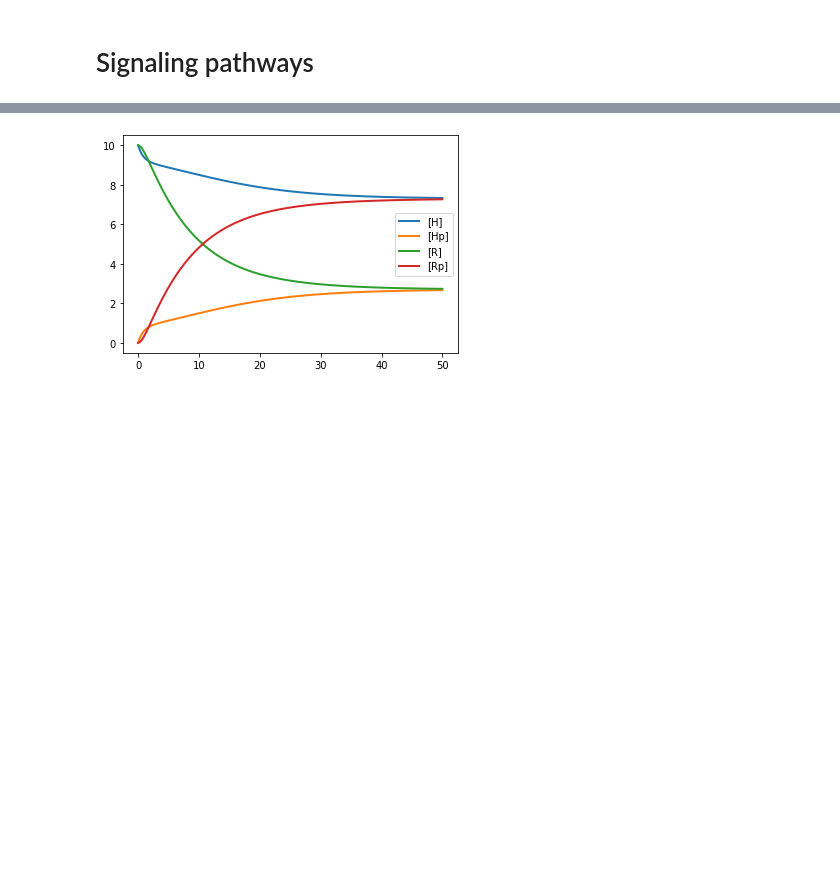
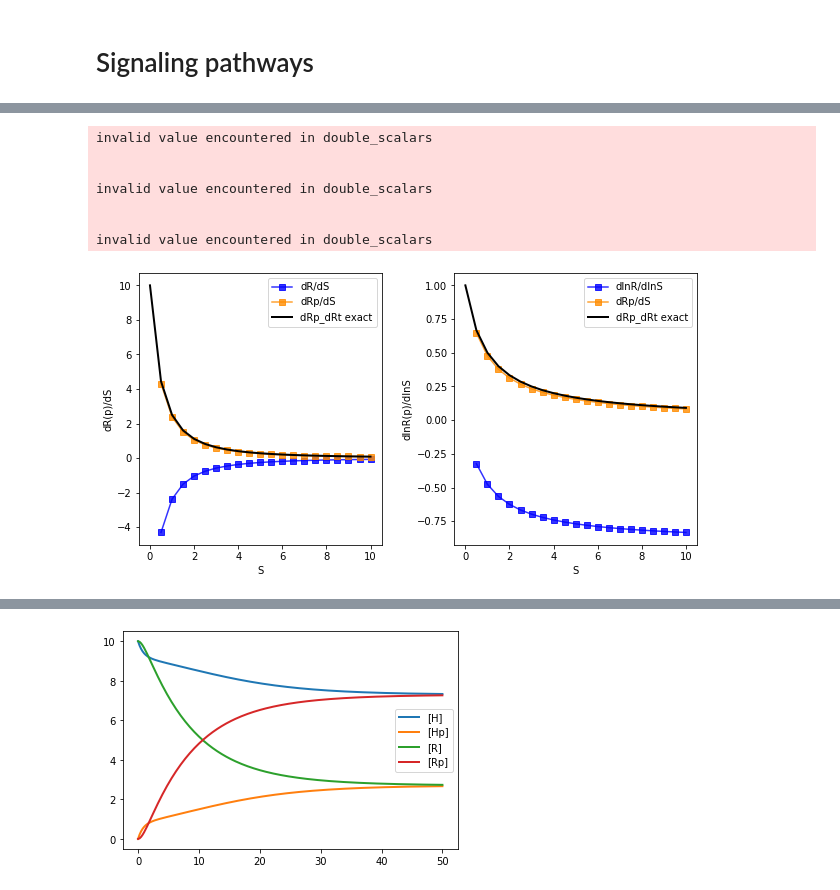
Before and after one commit to matthiaskoenig/mcp, a Jupyter notebook: docs/notebooks/07_signaling.ipynb, the cells around one changed output, grey strips where cells are left out. Drawn from its saved outputs; the diff is of its cells as text; code cells hidden in the pictures; blank space fills up the shorter version.

```diff
--- a/docs/notebooks/07_signaling.ipynb
+++ b/docs/notebooks/07_signaling.ipynb
@@ -196 +386,81 @@ TODO:
+# %%
+S_vec = np.linspace(0, 10, num=21)
+# S_vec = np.logspace(-3, 3, num=100)
+
+dR_dRt = np.zeros_like(S_vec)
+dRp_dRt = np.zeros_like(S_vec)
+ln_dR_dRt = np.zeros_like(S_vec)
+ln_dRp_dRt = np.zeros_like(S_vec)
+
+# change
+delta = 0.1  # increase parameter 1%
+
+# run parameter scan
+results = []
+for k, S in enumerate(S_vec):
+    # complete reset
+    model_pcycle.resetToOrigin()
+    model_pcycle["S"] = S
+    s = model_pcycle.simulate(start=0, end=50, steps=100)
+    s = pd.DataFrame(s, columns=s.colnames)
+
+    # collect steady state values
+    R_ss = s.R.values[-1]
+    Rp_ss = s.Rp.values[-1]
+
+    # calculate sensitivity (right sided)
+    model_pcycle.resetToOrigin()
+
+    # small parameter change delta S (only one-sided sensitivity)
+    model_pcycle["S"] = S * (1 + delta)
+    s = model_pcycle.simulate(start=0, end=50, steps=100)
+    s = pd.DataFrame(s, columns=s.colnames)
+
+    # collect steady state values
+    R_ss_delta = s.R.values[-1]
+    Rp_ss_delta = s.Rp.values[-1]
+
+
+    # dR/dRt ~ (R(S+delta S)-R(Rt))/(delta*S)
+    dR_dRt[k] = (R_ss_delta-R_ss)/(S*delta)
+    dRp_dRt[k] = (Rp_ss_delta-Rp_ss)/(S*delta)
+
+    # log sensitivities
+    ln_dR_dRt[k] = S/R_ss * dR_dRt[k]
+    ln_dRp_dRt[k] = S/Rp_ss * dRp_dRt[k]
+
+# plot the sensitivities
+f, (ax1, ax2) = plt.subplots(ncols=2, nrows=1, figsize=(10, 5))
+f.subplots_adjust(wspace=0.3)
+kwargs = {"marker": "s", "alpha": 0.8}
+
+ax1.set_ylabel("dR(p)/dS")
+ax1.plot(S_vec, dR_dRt, color="blue", label="dR/dS", **kwargs)
+ax1.plot(S_vec, dRp_dRt, color="darkorange", label="dRp/dS", **kwargs)
+
+ax2.set_ylabel("dlnR(p)/dlnS")
+ax2.plot(S_vec, ln_dR_dRt, color="blue", label="dlnR/dlnS", **kwargs)
+ax2.plot(S_vec, ln_dRp_dRt, color="darkorange", label="dRp/dS", **kwargs)
+
+# analytical solutions
+Rp_ssf = model_pcycle.k2/model_pcycle.k1 * model_pcycle.Rt/((S_vec + (model_pcycle.k2/model_pcycle.k1))**2)
+ax1.plot(S_vec, Rp_ssf, "-k", label="dRp_dRt exact", linewidth="2")
+
+Rp_ssf = model_pcycle.k2/model_pcycle.k1/(S_vec + (model_pcycle.k2/model_pcycle.k1))
+ax2.plot(S_vec, Rp_ssf, "-k", label="dRp_dRt exact", linewidth="2")
+
+for ax in (ax1, ax2):
+    ax.legend()
+    ax.set_xlabel("S")
+    # ax.set_xscale("log")
+plt.show()
+# %% [output]
+invalid value encountered in double_scalars
+
+
+invalid value encountered in double_scalars
+
+
+invalid value encountered in double_scalars
+[figure, added]
 # %% [markdown]
```
Also changed, not shown: parts of 32 cells of this notebook.
